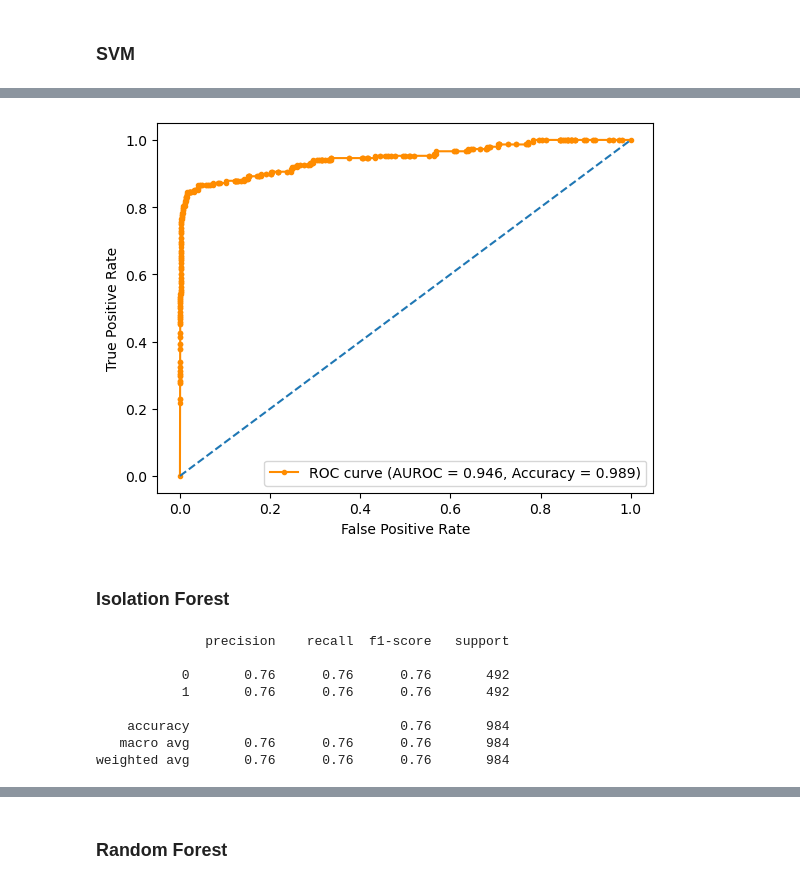
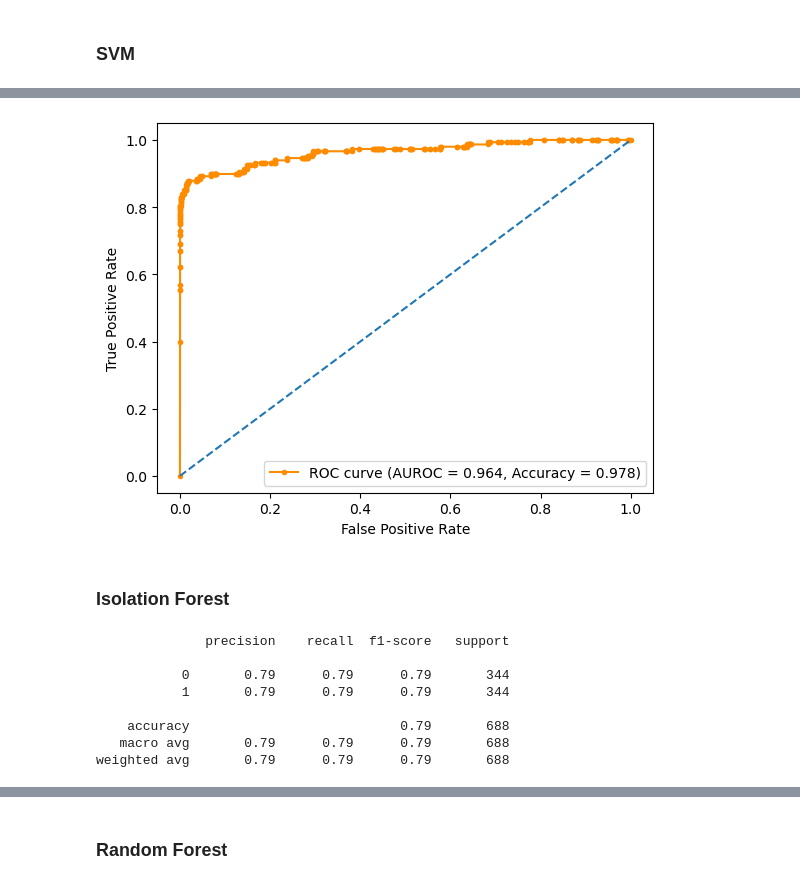
Before and after one commit to nigelcheong/Data-Science-Projects, a Jupyter notebook: Credit-Card-Fraud-Detection/Credit Card Fraud.ipynb, the cells around one changed output, grey strips where cells are left out. Saved outputs shown, nothing was run; the diff lists cells and outputs as text; code cells hidden in the pictures.

```diff
--- a/Credit-Card-Fraud-Detection/Credit Card Fraud.ipynb
+++ b/Credit-Card-Fraud-Detection/Credit Card Fraud.ipynb
@@ -144,0 +153,8 @@ y_pred = model.predict(X_test)
+# %%
+def train_SVM(X_train_rfe, X_test_rfe, y_resampled):
+    model = SVC(kernel='linear', probability=True, random_state=42)
+    model.fit(X_train_rfe, y_resampled)
+
+    y_train_pred = model.predict(X_train_rfe)
+    y_pred = model.predict(X_test_rfe)
+    return model, y_train_pred, y_pred
@@ -167,16 +185,20 @@ weighted avg       1.00      0.99      0.99     85443
-# %%
-model_probs = model.predict_proba(X_test)[:, 1]
-auc_score = roc_auc_score(y_test, model_probs)
-accuracy = accuracy_score(y_test, y_pred)
-fpr, tpr, _ = roc_curve(y_test, model_probs)
-label = f"ROC curve (AUROC = {auc_score:.3f}, Accuracy = {accuracy:.3f})"
-plt.plot(fpr, tpr, color='darkorange', marker='.', label=label)
-plt.plot([0, 1], [0, 1], linestyle='--')
-plt.xlabel('False Positive Rate')
-plt.ylabel('True Positive Rate')
-plt.legend(loc = "lower right")
-plt.show()
-# %% [output]
-[figure, removed]
+# %%
+def plot_SVM_ROC(X_test_rfe, y_test):
+    model_probs = model.predict_proba(X_test_rfe)[:, 1]
+    auc_score = roc_auc_score(y_test, model_probs)
+    accuracy = accuracy_score(y_test, y_pred)
+    fpr, tpr, _ = roc_curve(y_test, model_probs)
+    label = f"ROC curve (AUROC = {auc_score:.3f}, Accuracy = {accuracy:.3f})"
+    plt.plot(fpr, tpr, color='darkorange', marker='.', label=label)
+    plt.plot([0, 1], [0, 1], linestyle='--')
+    plt.xlabel('False Positive Rate')
+    plt.ylabel('True Positive Rate')
+    plt.legend(loc = "lower right")
+    plt.show()
+    return
+# %%
+plot_SVM_ROC(X_test_rfe, y_test)
+# %% [output]
+[figure, added]
 # %% [markdown]
 ### Isolation Forest
@@ -192,14 +218,14 @@ y_pred = [1 if i == -1 else 0 for i in y_pred]
 # %%
-print(classification_report(y_train, y_train_pred))
+print(classification_report(y_resampled, y_train_pred))
 # %% [output]
               precision    recall  f1-score   support
 
-           0       0.76      0.76      0.76       492
-           1       0.76      0.76      0.76       492
+           0       0.79      0.79      0.79       344
+           1       0.79      0.79      0.79       344
 
-    accuracy                           0.76       984
-   macro avg       0.76      0.76      0.76       984
-weighted avg       0.76      0.76      0.76       984
+    accuracy                           0.79       688
+   macro avg       0.79      0.79      0.79       688
+weighted avg       0.79      0.79      0.79       688
 # %%
 print(classification_report(y_test, y_pred))
 # %% [output]
```
Also changed, not shown: parts of 109 cells of this notebook.
